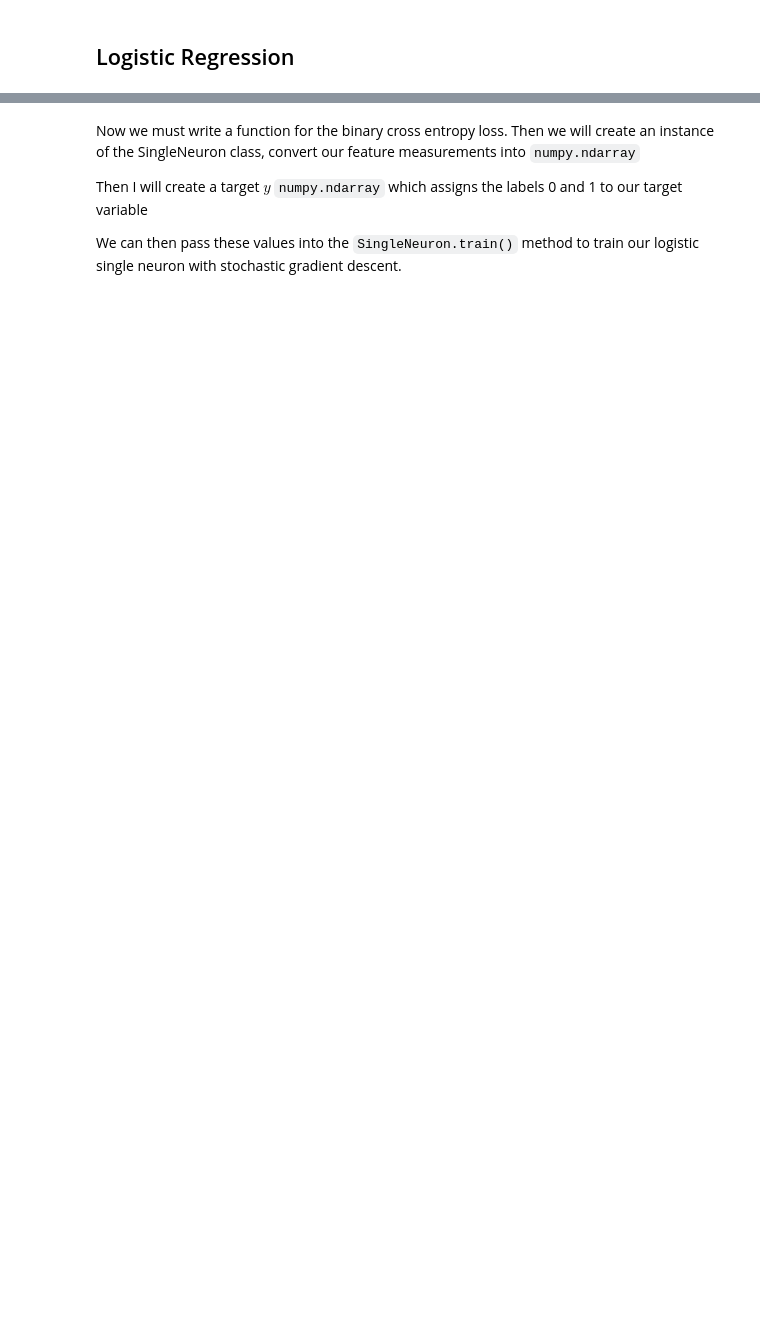
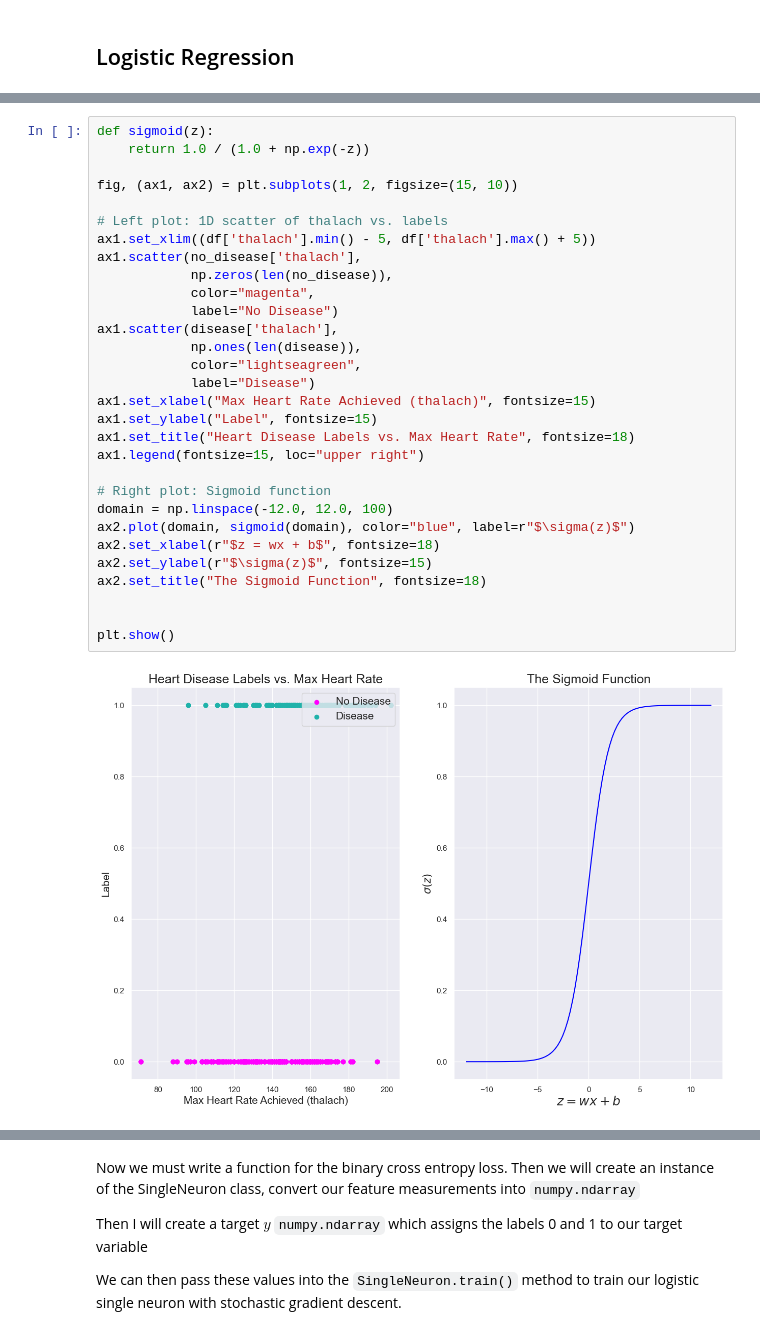
Before and after one commit to aigerim444/Aigerim-CMOR-438-Spring-2025, a Jupyter notebook: Supervised_Learning/logistic_regression/logistic_reg.ipynb, the cells around one changed output, grey strips where cells are left out. Saved outputs shown, nothing was run; the diff lists cells and outputs as text; blank space fills up the shorter version.

```diff
--- a/Supervised_Learning/logistic_regression/logistic_reg.ipynb
+++ b/Supervised_Learning/logistic_regression/logistic_reg.ipynb
@@ -79,0 +50,32 @@ class SingleNeuron(object):
+# %%
+def sigmoid(z):
+    return 1.0 / (1.0 + np.exp(-z))
+
+fig, (ax1, ax2) = plt.subplots(1, 2, figsize=(15, 10))
+
+# Left plot: 1D scatter of thalach vs. labels
+ax1.set_xlim((df['thalach'].min() - 5, df['thalach'].max() + 5))
+ax1.scatter(no_disease['thalach'],
+            np.zeros(len(no_disease)),
+            color="magenta",
+            label="No Disease")
+ax1.scatter(disease['thalach'],
+            np.ones(len(disease)),
+            color="lightseagreen",
+            label="Disease")
+ax1.set_xlabel("Max Heart Rate Achieved (thalach)", fontsize=15)
+ax1.set_ylabel("Label", fontsize=15)
+ax1.set_title("Heart Disease Labels vs. Max Heart Rate", fontsize=18)
+ax1.legend(fontsize=15, loc="upper right")
+
+# Right plot: Sigmoid function
+domain = np.linspace(-12.0, 12.0, 100)
+ax2.plot(domain, sigmoid(domain), color="blue", label=r"$\sigma(z)$")
+ax2.set_xlabel(r"$z = wx + b$", fontsize=18)
+ax2.set_ylabel(r"$\sigma(z)$", fontsize=15)
+ax2.set_title("The Sigmoid Function", fontsize=18)
+
+
+plt.show()
+# %% [output]
+[figure, added]
```
Also changed, not shown: parts of 23 cells of this notebook, 2 other files.
